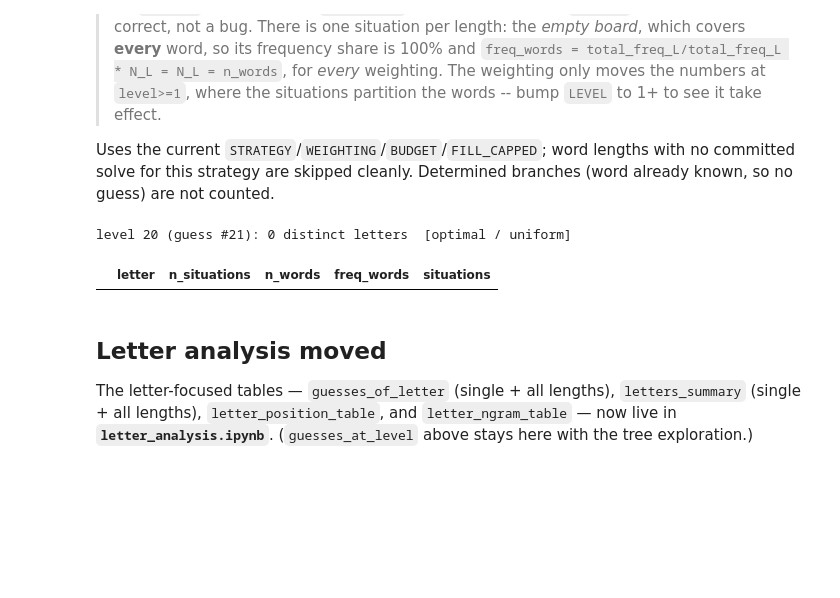
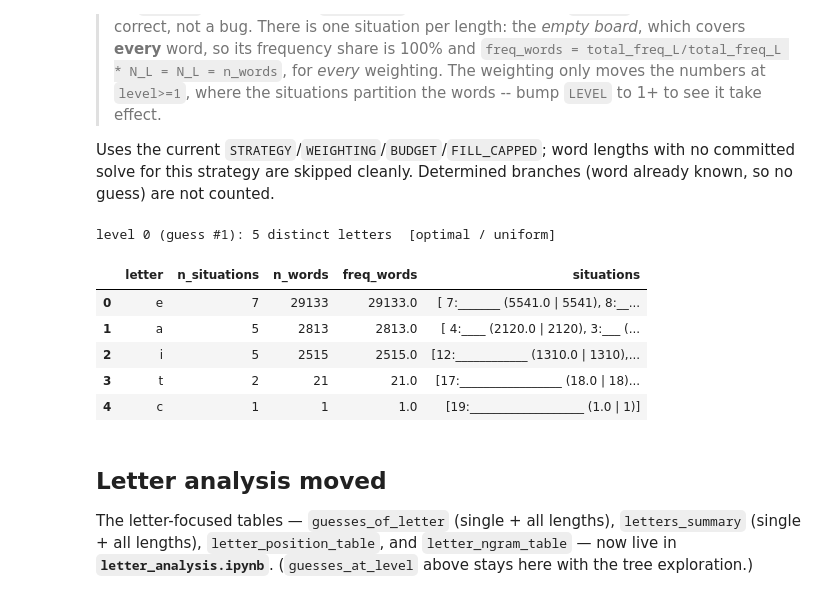
Before and after one commit to Ballpark-Figures/hangman, a Jupyter notebook: math/notebooks/strategy_explorer.ipynb, the cells around one changed output. Saved outputs shown, nothing was run; the diff lists cells and outputs as text; code cells hidden in the pictures; blank space fills up the shorter version.

```diff
--- a/math/notebooks/strategy_explorer.ipynb
+++ b/math/notebooks/strategy_explorer.ipynb
@@ -71,7 +71,7 @@ flag (they have no capped branches).
 and `winprob` exist only for solved length/weighting combos; when one is missing,
 `sv.available` is `False` and `sv.note` says what to run -- the cells skip cleanly.
 # %%
-LENGTH    = 5           # <-- word length
+LENGTH    = 2           # <-- word length
 WEIGHTING = "uniform"   # <-- uniform, zipf, greedy, best_opener, greedy_word, best_opener_word
 STRATEGY  = "optimal"    # <-- greedy, greedy_best, optimal, winprob
 BUDGET    = None         # <-- winprob only: miss budget k (None = most permissive solved)
@@ -370,7 +370,7 @@ Uses the current `STRATEGY`/`WEIGHTING`/`BUDGET`/`FILL_CAPPED`; word lengths wit
 no committed solve for this strategy are skipped cleanly. Determined branches
 (word already known, so no guess) are not counted.
 # %%
-LEVEL = 20 # <-- guesses already made: 0 = opener, 1 = second guess, ...
+LEVEL = 0 # <-- guesses already made: 0 = opener, 1 = second guess, ...
 
 def guesses_at_level(level, lengths=range(1, 21), *, strategy=STRATEGY,
                      weighting=WEIGHTING, budget=BUDGET, fill_capped=FILL_CAPPED):
@@ -398,34 +398,39 @@ def guesses_at_level(level, lengths=range(1, 21), *, strategy=STRATEGY,
         total = float(s.word_freq().sum())
         scale = (s.g.N / total) if total else 0.0      # freq share -> effective words
         for st in s.states_at_depth(level):
             if st['determined'] or st['fmass'] == 0.0:  # skip resolved & zero-freq boards
                 continue
             fw = st['fmass'] * scale
             missed = ''.join(st['missed'])
             label = f"{L:>2}:{st['board']}" + (f"/{missed}" if missed else "")
             rows.setdefault(st['guess'], []).append((label, st['n'], fw))
     out = []
     for letter, sits in rows.items():
         sits.sort(key=lambda t: t[2], reverse=True)
         out.append({'letter': letter,
                     'n_situations': len(sits),
                     'n_words': sum(n for _, n, _ in sits),
                     'freq_words': sum(fw for _, _, fw in sits),
                     'situations': [f'{lab} ({fw:.1f} | {n})' for lab, n, fw in sits]})
     if not out:
         return pd.DataFrame(columns=['letter', 'n_situations', 'n_words',
                                      'freq_words', 'situations'])
     return (pd.DataFrame(out).sort_values('freq_words', ascending=False)
               .reset_index(drop=True))
 
 tbl = guesses_at_level(LEVEL)
 print(f'level {LEVEL} (guess #{LEVEL + 1}): {len(tbl)} distinct letters  '
       f'[{STRATEGY} / {WEIGHTING}]')
 with pd.option_context('display.max_colwidth', None):
     display(tbl)
 # %% [output]
-level 20 (guess #21): 0 distinct letters  [optimal / uniform]
+level 0 (guess #1): 5 distinct letters  [optimal / uniform]
 |  | letter | n_situations | n_words | freq_words | situations |
+| 0 | e | 7 | 29133 | 29133.0 | [ 7:_______ (5541.0 | 5541), 8:__... |
+| 1 | a | 5 | 2813 | 2813.0 | [ 4:____ (2120.0 | 2120), 3:___ (... |
+| 2 | i | 5 | 2515 | 2515.0 | [12:____________ (1310.0 | 1310),... |
+| 3 | t | 2 | 21 | 21.0 | [17:_________________ (18.0 | 18)... |
+| 4 | c | 1 | 1 | 1.0 | [19:___________________ (1.0 | 1)] |
 # %% [markdown]
 ## Letter analysis moved
 
```
Also changed, not shown: 1 other file.
